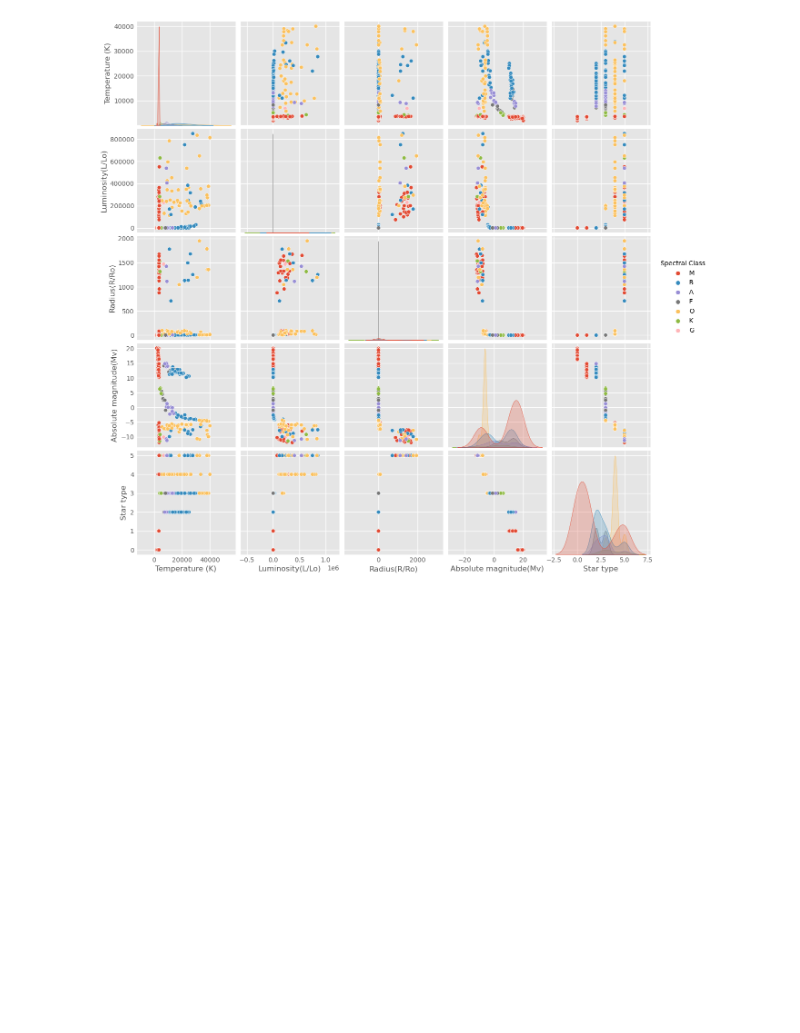
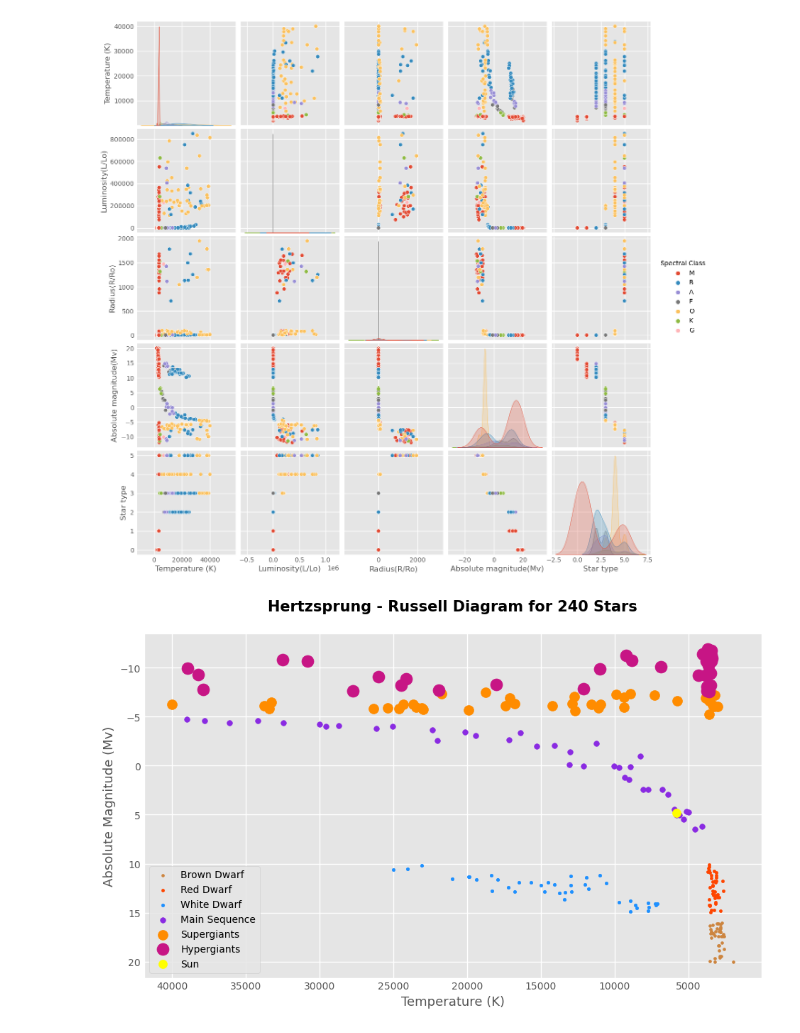
Before and after one commit to sotieno/Data-Projects, a Jupyter notebook: astronomical-analysis/astronomical-analysis.ipynb, the cells around one changed output. Cells and saved outputs as stored; diff of their text form; code cells hidden in the pictures; blank space fills up the shorter version.

Commit message:
Add Hertzsprung Russell Diagram

```diff
--- a/astronomical-analysis/astronomical-analysis.ipynb
+++ b/astronomical-analysis/astronomical-analysis.ipynb
@@ -257,3 +257,80 @@ warnings.filterwarnings(
     'ignore', message='The figure layout has changed to tight')
 # %% [output]
 [figure]
+# %%
+# Create arrays to be used in the for loop
+star_type = df['Star type'].values
+temperature = df['Temperature (K)'].values
+abs_mag = df['Absolute magnitude(Mv)'].values
+
+# Create dictionaries to be used to get properties of star_type
+star_types = {
+    0: {'label': 'Brown Dwarf', 'color': 'peru', 'size': 30, 'marker': '.'},
+    1: {'label': 'Red Dwarf', 'color': 'orangered', 'size': 35, 'marker': '.'},
+    2: {'label': 'White Dwarf', 'color': 'dodgerblue', 'size': 40, 'marker': '.'},
+    3: {'label': 'Main Sequence', 'color': 'blueviolet', 'size': 30, 'marker': 'o'},
+    4: {'label': 'Supergiants', 'color': 'darkorange', 'size': 100, 'marker': 'o'},
+    5: {'label': 'Hypergiants', 'color': 'mediumvioletred', 'size': 150, 'marker': 'o'}}
+# %%
+# Plotting a HR Diagram for Temperature vs Absolute magnitude
+
+# Create list and set to store ax and label of star_type
+axes = []
+labels = set()
+
+plt.figure(figsize=(10, 6))
+
+# For each and every star in the data
+for i in range(len(star_type)):
+
+    # Get its properties with its star_type from python dictonary
+    properties = star_types[star_type[i]]
+
+    # Check if label is not present in set labels
+    if properties['label'] not in labels:
+
+        # Then create the axis
+        ax = plt.scatter(temperature[i], abs_mag[i],
+                         s=properties['size'],
+                         c=properties['color'],
+                         marker=properties['marker'],
+                         label=properties['label'])
+
+        # Add it to axes list
+        axes.append(ax)
+
+        # Add label to the labels set
+        labels.add(properties['label'])
+    else:  # If the label already exist
+        # Then don't save the axes nor add the label to labels set
+        plt.scatter(temperature[i], abs_mag[i],
+                    s=properties['size'],
+                    c=properties['color'],
+                    marker=properties['marker'],
+                    label=properties['label'])
+
+# Adding data for sun
+ax_sun = plt.scatter(5778, 4.83, s=75, c="yellow", marker='o', label="Sun")
+axes.append(ax_sun)
+labels.add("Sun")
+
+# Add title
+plt.title(
+    f"Hertzsprung - Russell Diagram for {len(star_type)} Stars\n", fontsize=15, color='black', weight='bold')
+
+# Add labels
+plt.ylabel("Absolute Magnitude (Mv)", fontsize=13)
+plt.xlabel("Temperature (K)", fontsize=13)
+
+# Visualize the labels only for the axes handles
+plt.legend(handles=axes)
+
+# Invert the axes
+plt.gca().invert_xaxis()
+plt.gca().invert_yaxis()
+
+# Save Figure
+plt.savefig(base_dir+'hr_diagram.png')
+plt.show()
+# %% [output]
+[figure, added]
```
